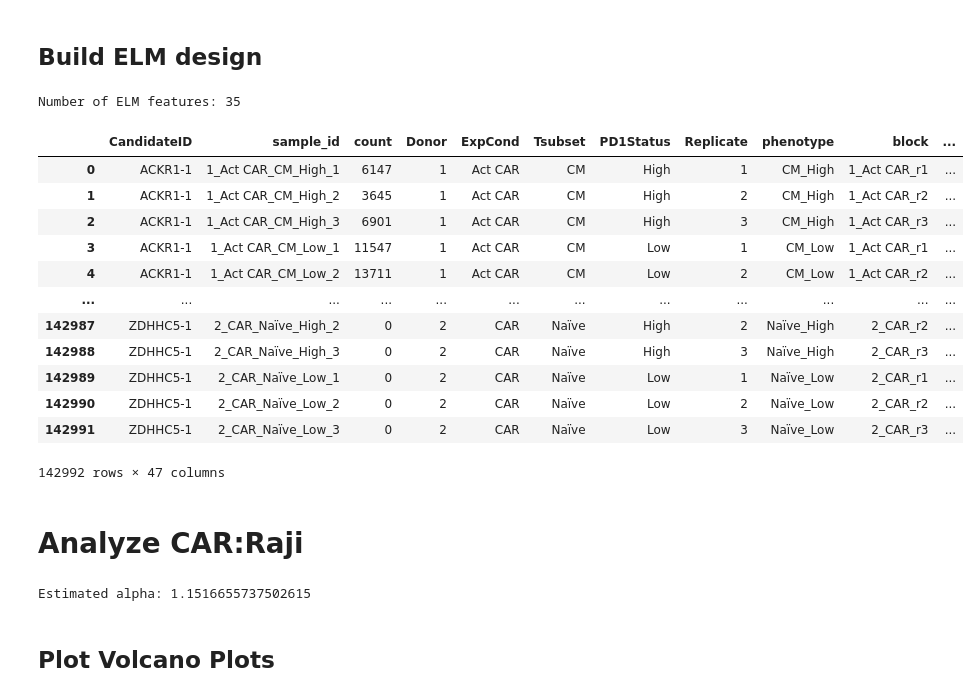
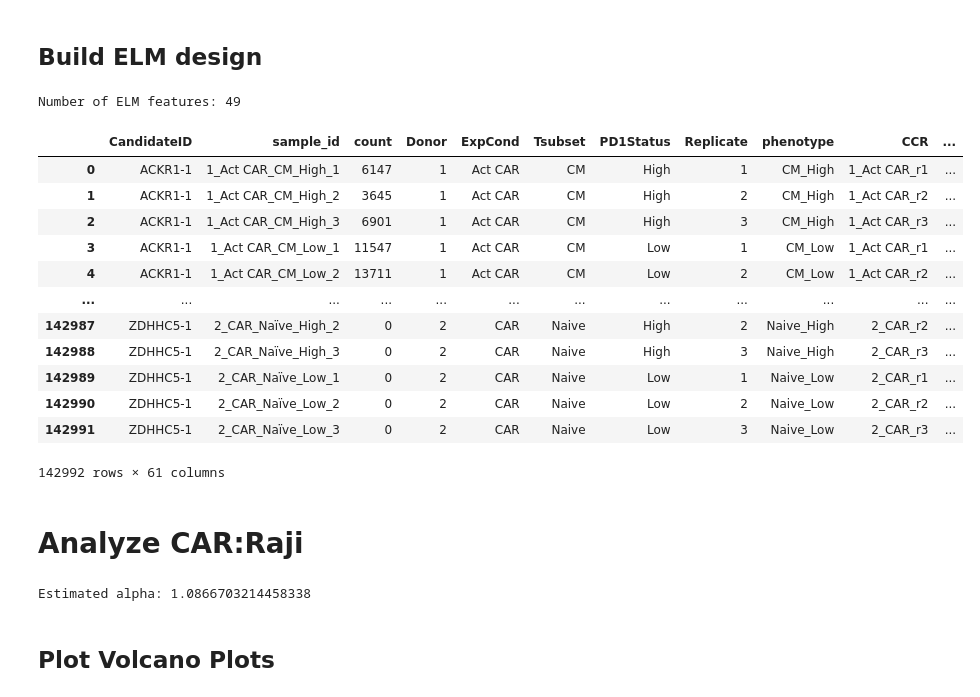
Before and after one commit to LIRGE/CostimScreen, a Jupyter notebook: notebooks/01_refit_joint_model.ipynb, the cells around one changed output. Cells and saved outputs as stored; diff of their text form; code cells hidden in the pictures.

```diff
--- a/notebooks/01_refit_joint_model.ipynb
+++ b/notebooks/01_refit_joint_model.ipynb
@@ -70,56 +69,57 @@ X_elm = cs.build_elm_category_design(
     candidate_id_col="CandidateID",
     elm_col="ELMCategory",
     include_quadratic=False,           # No pairwise interactions
-    min_freq=0.025,                    # Require 10% frequency
+    min_freq=0.0,                      # Threshold disabled
 )
 
 # Make patsy-safe column names
 safe_cols, mapping = cs.make_patsy_safe_columns(list(X_elm.columns), prefix="ELM_")
 X_elm = X_elm.rename(columns=mapping)
 pd.Series(mapping).to_csv(results_path / "elm_feature_name_map.csv")
 
 print(f"Number of ELM features: {len(X_elm.columns)}")
 
 # Restrict inferential analysis to non-GPCR
 non_gpcr_ids = cand.index[cand["is_gpcr"] == 0]
 counts_wide = counts_wide.loc[non_gpcr_ids]
 X_elm = X_elm.loc[non_gpcr_ids]
 cand = cand.loc[non_gpcr_ids]
 
 # Sample-level derived variables
 smeta = smeta.copy()
 smeta.index.name = "sample_id"  # Ensure index name is preserved
+smeta["Tsubset"] = smeta["Tsubset"].replace({"Naïve": "Naive"})
 smeta["phenotype"] = smeta["Tsubset"].astype(str) + "_" + smeta["PD1Status"].astype(str)
-smeta["block"] = cs.make_block_id(smeta)
+smeta["CCR"] = cs.make_ccr_id(smeta)
 
 # Long table + offset
 df = cs.counts_to_long(counts_wide, id_col="CandidateID")
 df = df.merge(smeta.reset_index(), on="sample_id", how="left")
 df = cs.add_library_size(df)
 
 # Attach ELM features
 df = df.merge(X_elm.reset_index().rename(columns={"index": "CandidateID"}), on="CandidateID", how="left")
 
 # Drop incomplete rows
-df = df.dropna(subset=["phenotype", "block", "offset", "count"])
+df = df.dropna(subset=["phenotype", "CCR", "offset", "count"])
 
 # Let's look at what we have...
 df
 # %% [output]
-Number of ELM features: 35
+Number of ELM features: 49
-|  | CandidateID | sample_id | count | Donor | ExpCond | Tsubset | PD1Status | Replicate | phenotype | block | ... |
+|  | CandidateID | sample_id | count | Donor | ExpCond | Tsubset | PD1Status | Replicate | phenotype | CCR | ... |
 | 0 | ACKR1-1 | 1_Act CAR_CM_High_1 | 6147 | 1 | Act CAR | CM | High | 1 | CM_High | 1_Act CAR_r1 | ... |
 | 1 | ACKR1-1 | 1_Act CAR_CM_High_2 | 3645 | 1 | Act CAR | CM | High | 2 | CM_High | 1_Act CAR_r2 | ... |
 | 2 | ACKR1-1 | 1_Act CAR_CM_High_3 | 6901 | 1 | Act CAR | CM | High | 3 | CM_High | 1_Act CAR_r3 | ... |
 | 3 | ACKR1-1 | 1_Act CAR_CM_Low_1 | 11547 | 1 | Act CAR | CM | Low | 1 | CM_Low | 1_Act CAR_r1 | ... |
 | 4 | ACKR1-1 | 1_Act CAR_CM_Low_2 | 13711 | 1 | Act CAR | CM | Low | 2 | CM_Low | 1_Act CAR_r2 | ... |
 | ... | ... | ... | ... | ... | ... | ... | ... | ... | ... | ... | ... |
-| 142987 | ZDHHC5-1 | 2_CAR_Naïve_High_2 | 0 | 2 | CAR | Naïve | High | 2 | Naïve_High | 2_CAR_r2 | ... |
-| 142988 | ZDHHC5-1 | 2_CAR_Naïve_High_3 | 0 | 2 | CAR | Naïve | High | 3 | Naïve_High | 2_CAR_r3 | ... |
-| 142989 | ZDHHC5-1 | 2_CAR_Naïve_Low_1 | 0 | 2 | CAR | Naïve | Low | 1 | Naïve_Low | 2_CAR_r1 | ... |
-| 142990 | ZDHHC5-1 | 2_CAR_Naïve_Low_2 | 0 | 2 | CAR | Naïve | Low | 2 | Naïve_Low | 2_CAR_r2 | ... |
-| 142991 | ZDHHC5-1 | 2_CAR_Naïve_Low_3 | 0 | 2 | CAR | Naïve | Low | 3 | Naïve_Low | 2_CAR_r3 | ... |
+| 142987 | ZDHHC5-1 | 2_CAR_Naïve_High_2 | 0 | 2 | CAR | Naive | High | 2 | Naive_High | 2_CAR_r2 | ... |
+| 142988 | ZDHHC5-1 | 2_CAR_Naïve_High_3 | 0 | 2 | CAR | Naive | High | 3 | Naive_High | 2_CAR_r3 | ... |
+| 142989 | ZDHHC5-1 | 2_CAR_Naïve_Low_1 | 0 | 2 | CAR | Naive | Low | 1 | Naive_Low | 2_CAR_r1 | ... |
+| 142990 | ZDHHC5-1 | 2_CAR_Naïve_Low_2 | 0 | 2 | CAR | Naive | Low | 2 | Naive_Low | 2_CAR_r2 | ... |
+| 142991 | ZDHHC5-1 | 2_CAR_Naïve_Low_3 | 0 | 2 | CAR | Naive | Low | 3 | Naive_Low | 2_CAR_r3 | ... |
-142992 rows × 47 columns
+142992 rows × 61 columns
 # %% [markdown]
 # Analyze CAR:Raji
 # %%
@@ -129,15 +129,17 @@ df_raji["phenotype"] = pd.Categorical(df_raji["phenotype"])
 motif_cols = [c for c in X_elm.columns]
 formula = cs.build_joint_formula(motif_cols)
 
-fit = cs.fit_nb_glm_iter_alpha(df_raji, formula=formula, offset_col="offset", cluster_col="block")
+fit = cs.fit_nb_glm_iter_alpha(df_raji, formula=formula, offset_col="offset", cluster_col="CCR")
 
 with open(results_path / "glm_summary.txt", "w") as f:
     f.write(str(fit.res.summary()))
 (pd.Series({"alpha": fit.alpha})).to_csv(results_path / "alpha.csv")
 
+assert getattr(fit.res, "cov_type", None) == "cluster", "Fit did not use cluster-robust SEs."
+
 print("Estimated alpha:", fit.alpha)
 # %% [output]
-Estimated alpha: 1.1516655737502615
+Estimated alpha: 1.0866703214458338
 # %% [markdown]
 ## Plot Volcano Plots
 # %%
```
Also changed, not shown: parts of 9 cells of this notebook, 34 other files.
